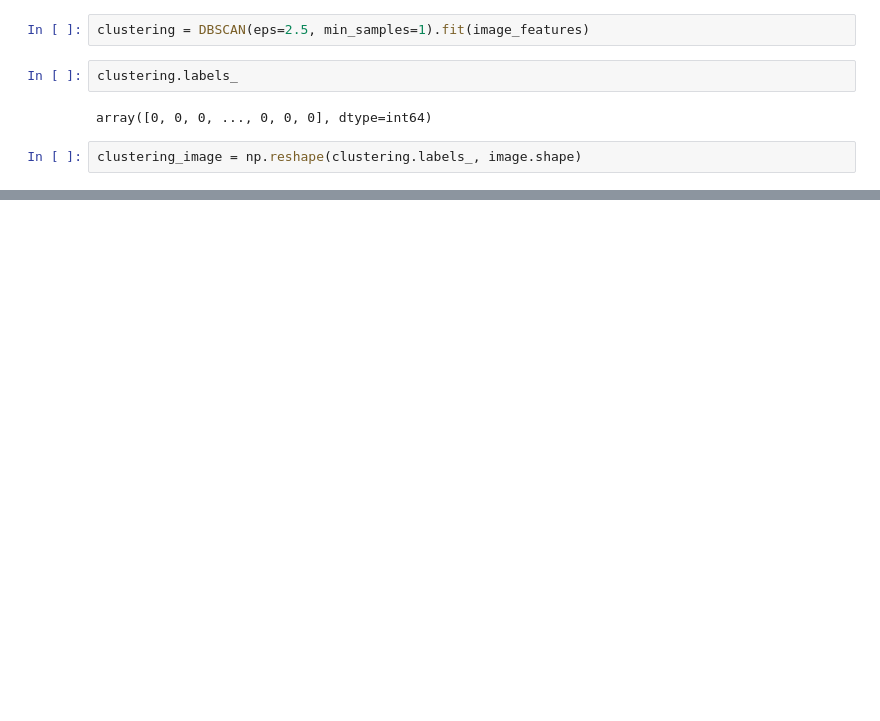
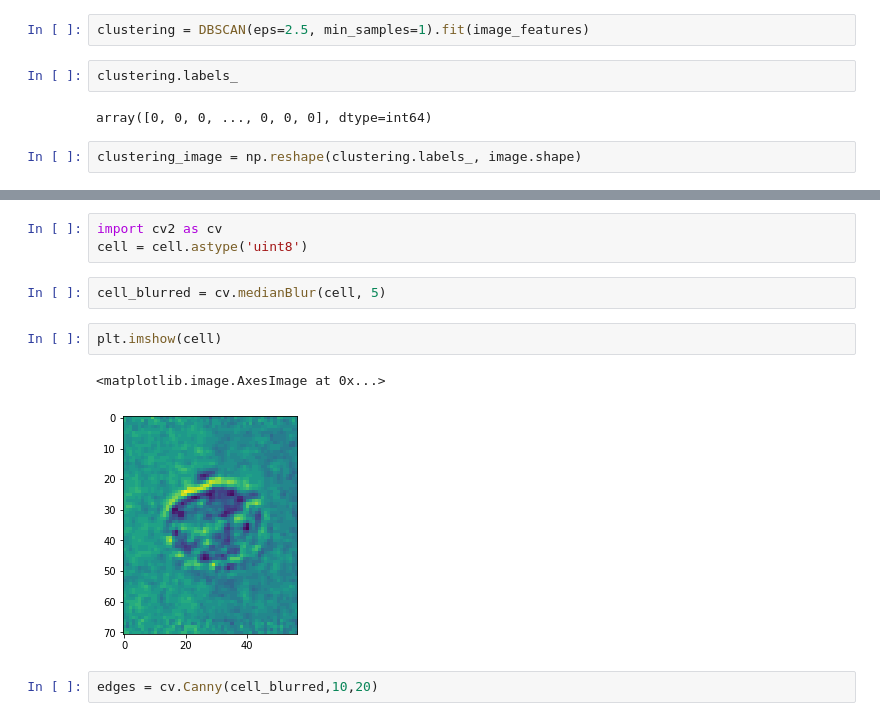
Before and after one commit to elpoelma/big-data-science-project, a Jupyter notebook: image_segmentation/image_masking.ipynb, the cells around one changed output, grey strips where cells are left out. Drawn from its saved outputs; the diff is of its cells as text; blank space fills up the shorter version.

```diff
--- a/image_segmentation/image_masking.ipynb
+++ b/image_segmentation/image_masking.ipynb
@@ -101,0 +111,12 @@ plt.imshow(clustering_image)
+# %%
+import cv2 as cv
+cell = cell.astype('uint8')
+# %%
+cell_blurred = cv.medianBlur(cell, 5)
+# %%
+plt.imshow(cell)
+# %% [output]
+<matplotlib.image.AxesImage at 0x...>
+[figure, added]
+# %%
+edges = cv.Canny(cell_blurred,10,20)
```
Also changed, not shown: parts of 31 cells of this notebook, 3 other files.
